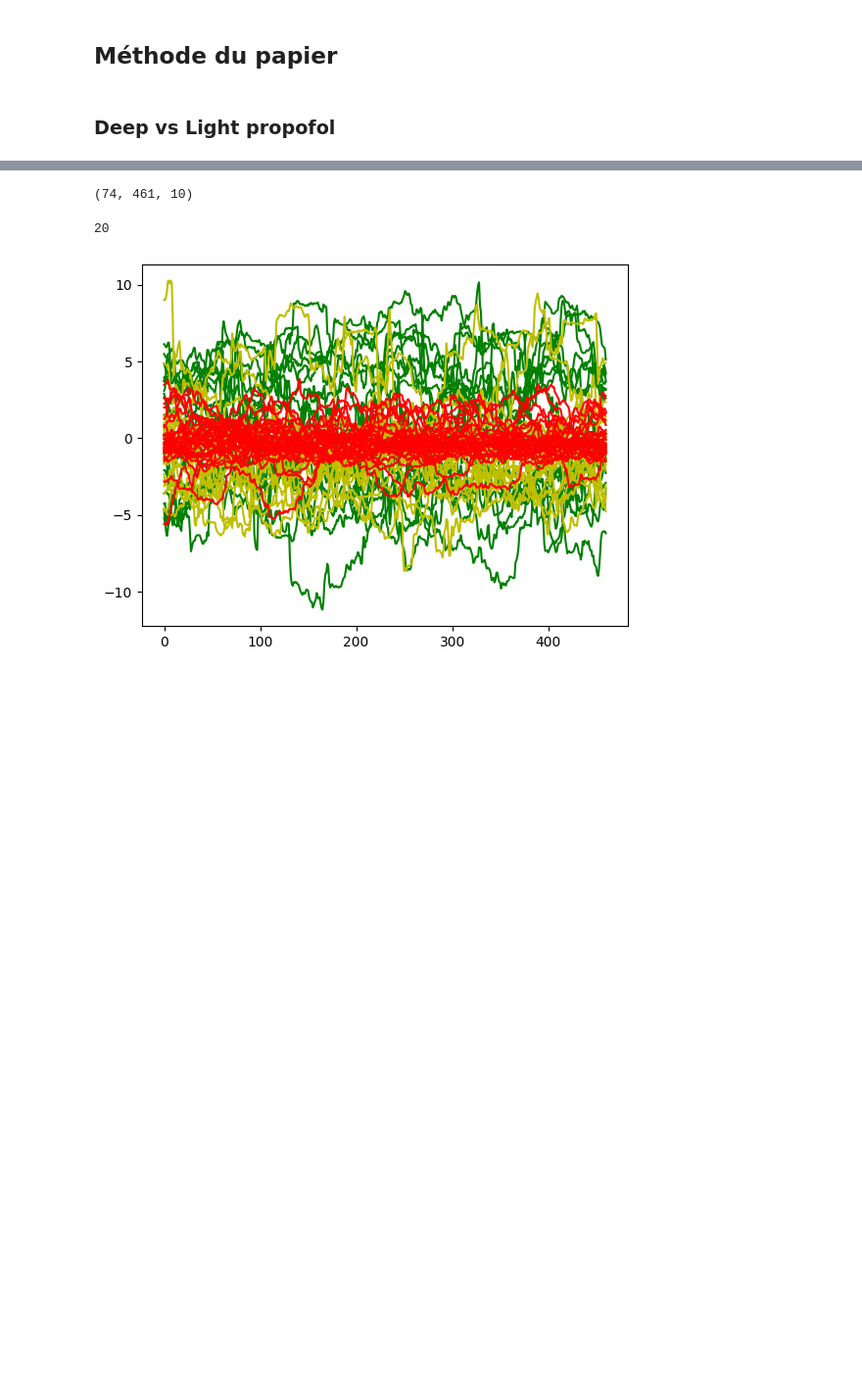
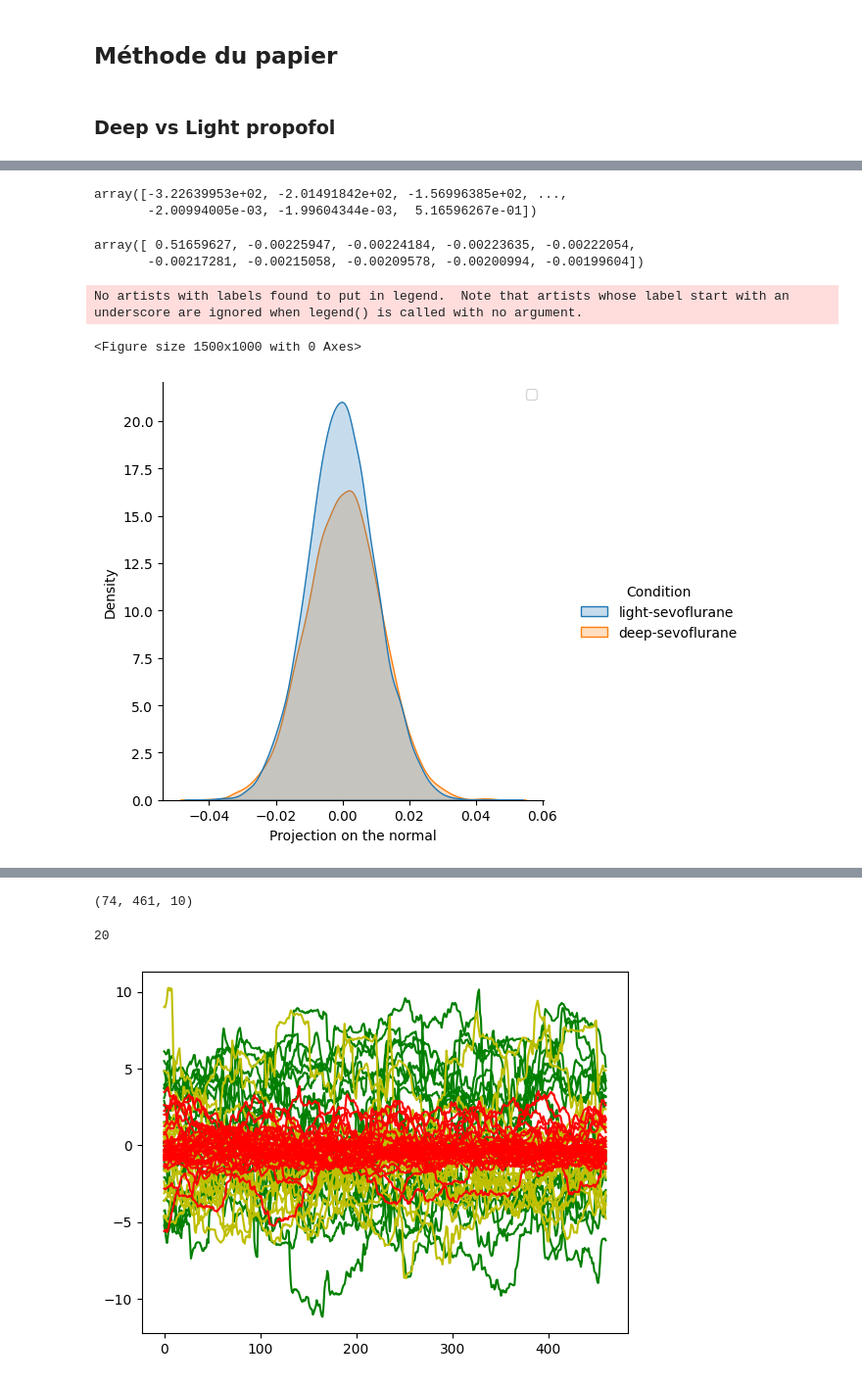
Before and after one commit to Aurelien-Stumpf-Mascles/2023_asm_tembedding, a Jupyter notebook: code/notebooks/contrastive_pca/contrastive_pca_classif.ipynb, the cells around one changed output, grey strips where cells are left out. Shown at 98% size. Drawn from its saved outputs; the diff is of its cells as text; code cells hidden in the pictures; blank space fills up the shorter version.

```diff
--- a/code/notebooks/contrastive_pca/contrastive_pca_classif.ipynb
+++ b/code/notebooks/contrastive_pca/contrastive_pca_classif.ipynb
@@ -159,3 +48,9 @@ plt.scatter(X_test_light_propofol_transformed[:,2].flatten(),X_test_light_propof
+# %%
+id_sessions_awake = [i for i in range(len(meta)) if meta["condition"].iloc[i] == "awake"]
+id_sessions_light_propofol = [i for i in range(len(meta)) if meta["condition"].iloc[i] == "light-propofol"]
+id_sessions_deep_propofol = [i for i in range(len(meta)) if meta["condition"].iloc[i] == "deep-propofol"]
+id_sessions_light_sevoflurane = [i for i in range(len(meta)) if meta["condition"].iloc[i] == "sevoflurane2"]
+id_sessions_deep_sevoflurane = [i for i in range(len(meta)) if meta["condition"].iloc[i] == "sevoflurane4"]
 # %% [markdown]
 ## Méthode du papier
 # %% [markdown]
@@ -183,25 +72,20 @@ np.mean(X,axis = 0).shape
 # %%
-alpha = 0.5
+alpha = 10
 
-C_X = ((X-np.mean(X,axis = 0)).T @ (X- np.mean(X,axis = 0))) / X.shape[0]
-C_Y_sevoflurane = ((Y_sevoflurane-np.mean(Y_sevoflurane,axis=0)).T @ (Y_sevoflurane-np.mean(Y_sevoflurane,axis=0))) / Y_sevoflurane.shape[0]
-C_Y_almira = ((Y_almira-np.mean(Y_almira,axis=0)).T @ (Y_almira-np.mean(Y_almira,axis=0))) / Y_almira.shape[0]
-C_Y_jade = ((Y_jade-np.mean(Y_jade,axis=0)).T @ (Y_jade-np.mean(Y_jade,axis=0))) / Y_jade.shape[0]
-C_Y_khali = ((Y_khali-np.mean(Y_khali,axis=0)).T @ (Y_khali-np.mean(Y_khali,axis=0))) / Y_khali.shape[0]
-C_Y_kimiko = ((Y_kimiko-np.mean(Y_kimiko,axis=0)).T @ (Y_kimiko-np.mean(Y_kimiko,axis=0))) / Y_kimiko.shape[0]
-C_Y_rana = ((Y_rana-np.mean(Y_rana,axis=0)).T @ (Y_rana-np.mean(Y_rana,axis=0))) / Y_rana.shape[0]
+C_X = ((X-np.mean(X,axis = 0)).T @ (X - np.mean(X,axis = 0))) / X.shape[0]
+C_Y_light_sevoflurane = ((Y_light_sevoflurane-np.mean(Y_light_sevoflurane,axis=0)).T @ (Y_light_sevoflurane-np.mean(Y_light_sevoflurane,axis=0))) / Y_light_sevoflurane.shape[0]
+C_Y_deep_sevoflurane = ((Y_deep_sevoflurane-np.mean(Y_deep_sevoflurane,axis=0)).T @ (Y_deep_sevoflurane-np.mean(Y_deep_sevoflurane,axis=0))) / Y_deep_sevoflurane.shape[0]
 
-C = C_X - alpha * (C_Y_jade - C_Y_almira - C_Y_khali - C_Y_kimiko - C_Y_rana)
+C = C_X - alpha * (C_Y_light_sevoflurane + C_Y_deep_sevoflurane)
 # %%
 eig = np.linalg.eig(C)
 w, v = eig
 n_components = 10
-eig_idx = np.argpartition(np.abs(w), -n_components)[-n_components:]
+eig_idx = np.argpartition(w, -n_components)[-n_components:]
 eig_idx = eig_idx[np.argsort(-np.abs(w[eig_idx]))]
 v_top = v[:,eig_idx]
-reduced_dataset = X.dot(v_top)
-dfc_sevoflurane_reduced = dfc_sevoflurane.dot(v_top)
-dfc_propofol_reduced = dfc_propofol.dot(v_top)
-dfc_subject_reduced = dfc_subjects.dot(v_top)
+X_reduced = (X-np.mean(X,axis = 0)).dot(v_top)
+Y_light_sevoflurane_reduced = (Y_light_sevoflurane-np.mean(Y_light_sevoflurane,axis = 0)).dot(v_top)
+Y_deep_sevoflurane_reduced = (Y_deep_sevoflurane-np.mean(Y_deep_sevoflurane,axis = 0)).dot(v_top)
 #reduced_dataset[:,0] = reduced_dataset[:,0]*np.sign(reduced_dataset[0,0])
 #reduced_dataset[:,1] = reduced_dataset[:,1]*np.sign(reduced_dataset[0,1])
@@ -314,0 +92,28 @@ plt.show()
+# %%
+np.sort(w)
+# %% [output]
+array([-3.22639953e+02, -2.01491842e+02, -1.56996385e+02, ...,
+       -2.00994005e-03, -1.99604344e-03,  5.16596267e-01])
+# %%
+w[eig_idx]
+# %% [output]
+array([ 0.51659627, -0.00225947, -0.00224184, -0.00223635, -0.00222054,
+       -0.00217281, -0.00215058, -0.00209578, -0.00200994, -0.00199604])
+# %%
+df_val = pd.DataFrame.from_dict({"val" : X_reduced[:,2].flatten()})
+df_cond = pd.DataFrame.from_dict({"condition" : labels_X})
+
+db_train = pd.concat([df_val,df_cond],axis = 1)
+db_train.columns = ["Projection on the normal","Condition"]
+
+fig = plt.figure(figsize=(15,10))
+
+sns.displot(data = db_train, x = "Projection on the normal", hue = "Condition", kind="kde",  fill=True, color="g")
+
+plt.legend()
+#plt.text(-40, 0.7, '$\\alpha = 2$', fontsize=22, bbox=dict(facecolor='red', alpha=0.5))
+plt.show()
+# %% [output]
+No artists with labels found to put in legend.  Note that artists whose label start with an underscore are ignored when legend() is called with no argument.
+<Figure size 1500x1000 with 0 Axes>
+[figure, added]
```
Also changed, not shown: parts of 31 cells of this notebook, 3 other files.
